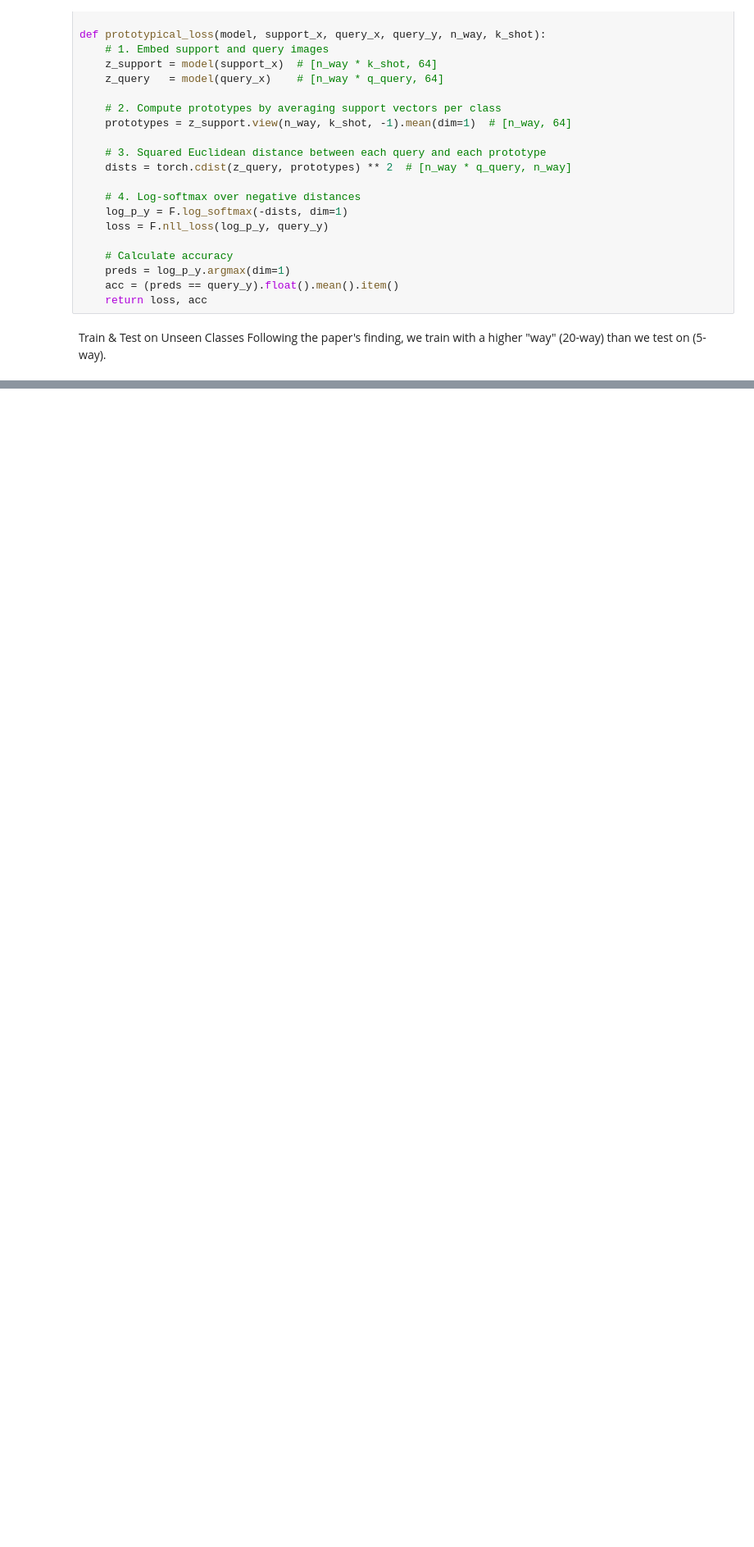
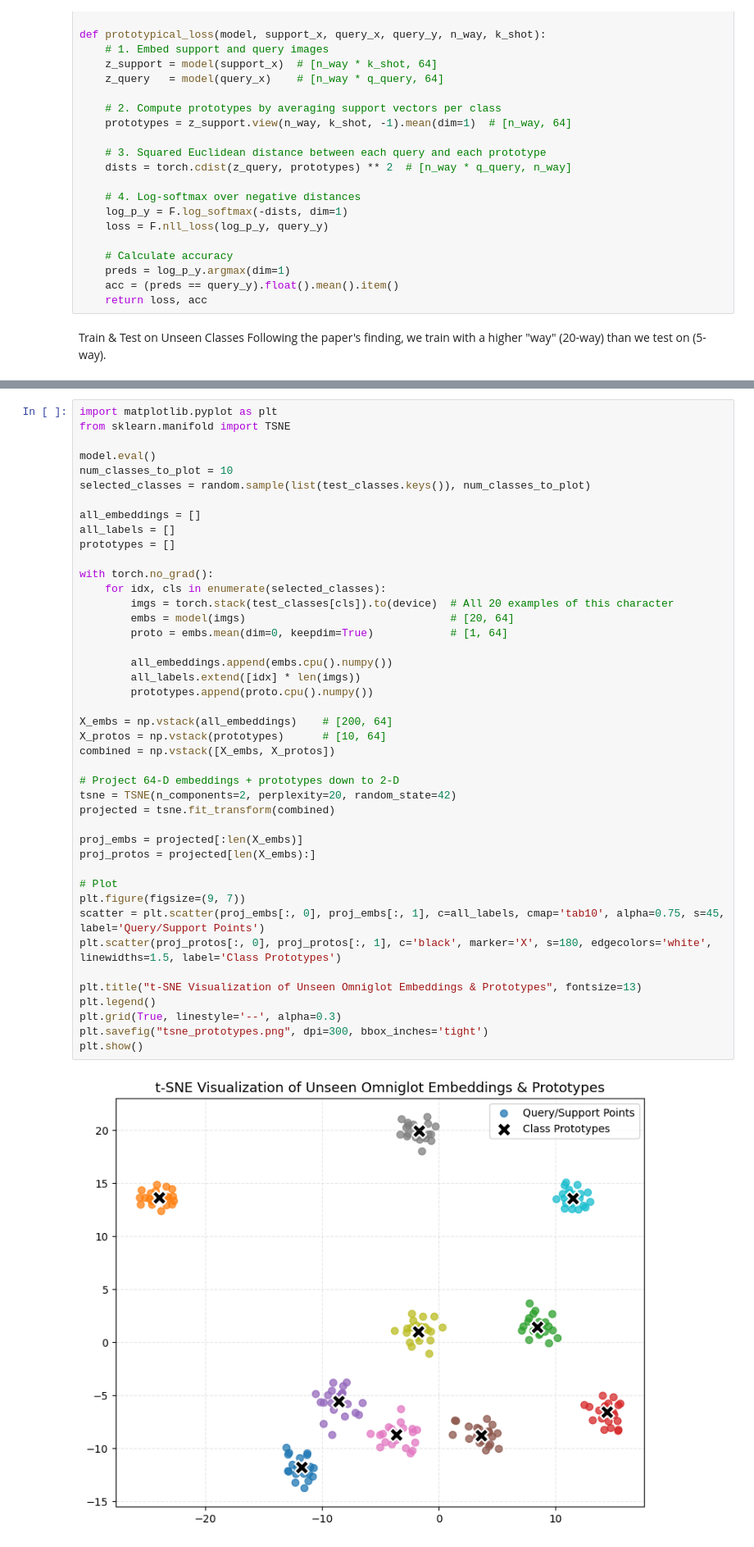
Before and after one commit to SadakatSarin/Research-498R, a Jupyter notebook: 02_paper-review/Prototypical Networks for Few-shot Learning/01_ProtoNet_2017/ProtoNet_Omniglot.ipynb, the cells around one changed output, grey strips where cells are left out. Shown at 82% size. Saved outputs shown, nothing was run; the diff lists cells and outputs as text; blank space fills up the shorter version.

```diff
--- a/02_paper-review/Prototypical Networks for Few-shot Learning/01_ProtoNet_2017/ProtoNet_Omniglot.ipynb
+++ b/02_paper-review/Prototypical Networks for Few-shot Learning/01_ProtoNet_2017/ProtoNet_Omniglot.ipynb
@@ -155,0 +169,45 @@ Test Accuracy on Unseen Classes (5-way 5-shot): 98.60%
+# %%
+import matplotlib.pyplot as plt
+from sklearn.manifold import TSNE
+
+model.eval()
+num_classes_to_plot = 10
+selected_classes = random.sample(list(test_classes.keys()), num_classes_to_plot)
+
+all_embeddings = []
+all_labels = []
+prototypes = []
+
+with torch.no_grad():
+    for idx, cls in enumerate(selected_classes):
+        imgs = torch.stack(test_classes[cls]).to(device)  # All 20 examples of this character
+        embs = model(imgs)                                # [20, 64]
+        proto = embs.mean(dim=0, keepdim=True)            # [1, 64]
+
+        all_embeddings.append(embs.cpu().numpy())
+        all_labels.extend([idx] * len(imgs))
+        prototypes.append(proto.cpu().numpy())
+
+X_embs = np.vstack(all_embeddings)    # [200, 64]
+X_protos = np.vstack(prototypes)      # [10, 64]
+combined = np.vstack([X_embs, X_protos])
+
+# Project 64-D embeddings + prototypes down to 2-D
+tsne = TSNE(n_components=2, perplexity=20, random_state=42)
+projected = tsne.fit_transform(combined)
+
+proj_embs = projected[:len(X_embs)]
+proj_protos = projected[len(X_embs):]
+
+# Plot
+plt.figure(figsize=(9, 7))
+scatter = plt.scatter(proj_embs[:, 0], proj_embs[:, 1], c=all_labels, cmap='tab10', alpha=0.75, s=45, label='Query/Support Points')
+plt.scatter(proj_protos[:, 0], proj_protos[:, 1], c='black', marker='X', s=180, edgecolors='white', linewidths=1.5, label='Class Prototypes')
+
+plt.title("t-SNE Visualization of Unseen Omniglot Embeddings & Prototypes", fontsize=13)
+plt.legend()
+plt.grid(True, linestyle='--', alpha=0.3)
+plt.savefig("tsne_prototypes.png", dpi=300, bbox_inches='tight')
+plt.show()
+# %% [output]
+[figure, added]
```
Also changed, not shown: parts of 10 cells of this notebook.
